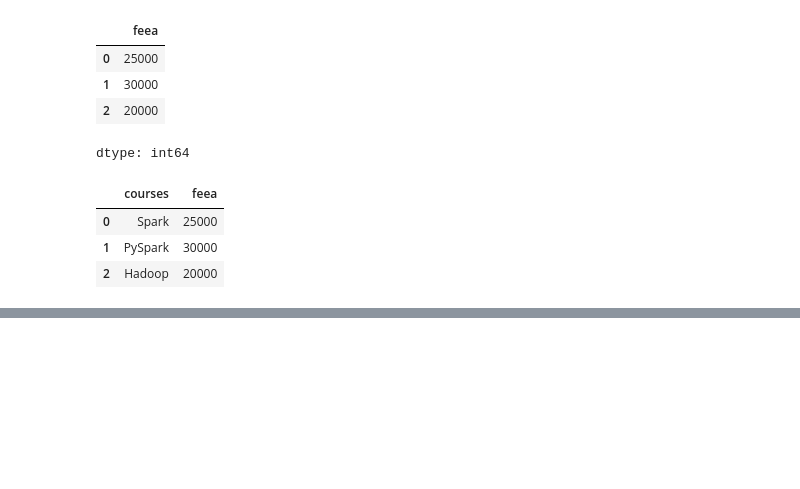
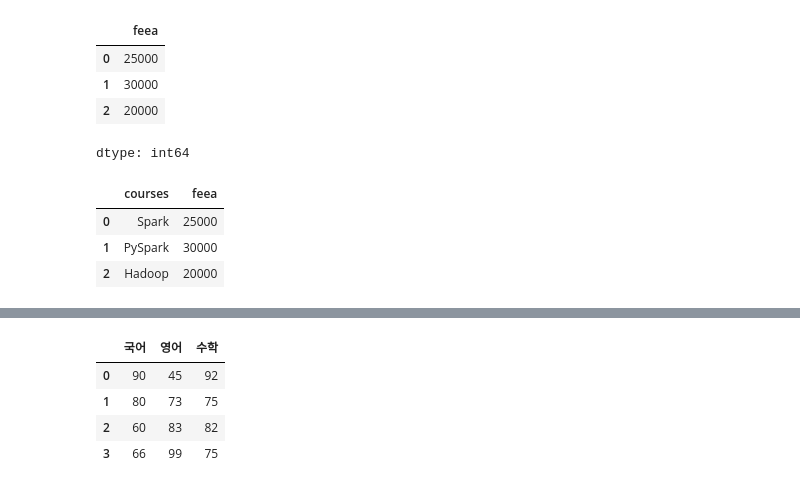
Before and after one commit to tjdwn123/2025-1-myclass-BDA, a Jupyter notebook: inclass/02W_A_0317_pandas_basic.ipynb, the cells around one changed output, grey strips where cells are left out. Saved outputs shown, nothing was run; the diff lists cells and outputs as text; code cells hidden in the pictures; blank space fills up the shorter version.

```diff
--- a/inclass/02W_A_0317_pandas_basic.ipynb
+++ b/inclass/02W_A_0317_pandas_basic.ipynb
@@ -278,0 +336,5 @@ pd.DataFrame({courses.name:courses,fees.name:fees}) # Call pd.DataFrame directly
+# %%
+s1=pd.Series([90,80,60,66])
+s2=pd.Series([45,73,83,99])
+s3=pd.Series([92,75,82,75])
+s1
@@ -278,0 +348,9 @@ pd.DataFrame({courses.name:courses,fees.name:fees}) # Call pd.DataFrame directly
+# %%
+df=pd.DataFrame({'국어':s1,'영어':s2,'수학':s3})
+df
+# %% [output]
+|  | 국어 | 영어 | 수학 |
+| 0 | 90 | 45 | 92 |
+| 1 | 80 | 73 | 75 |
+| 2 | 60 | 83 | 82 |
+| 3 | 66 | 99 | 75 |
```
Also changed, not shown: parts of 24 cells of this notebook.
